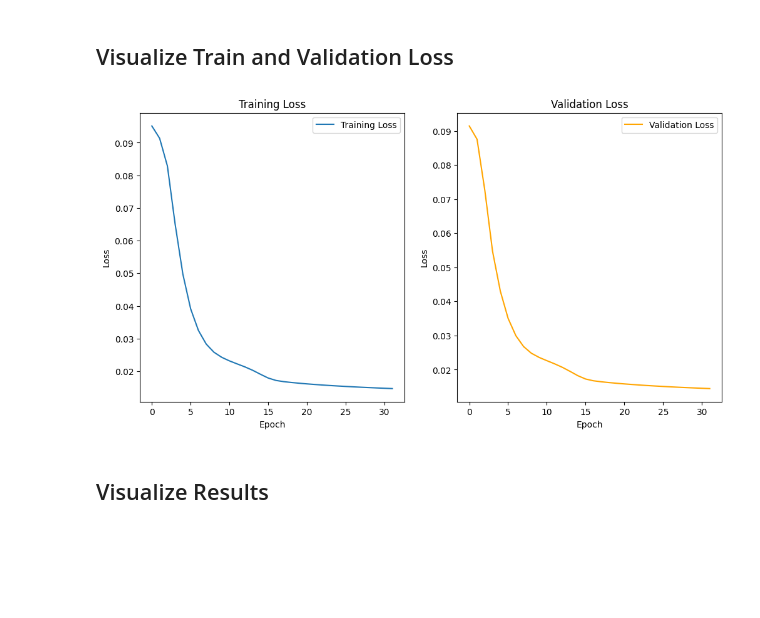
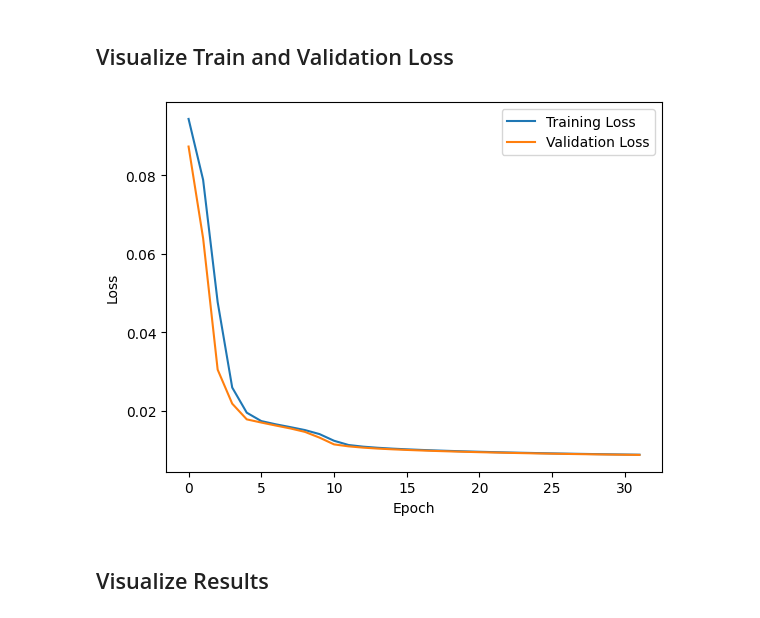
Before and after one commit to SPLambda/diffusion, a Jupyter notebook: src/autoencoder.ipynb, the cells around one changed output. Cells and saved outputs as stored; diff of their text form; code cells hidden in the pictures; blank space fills up the shorter version.

```diff
--- a/src/autoencoder.ipynb
+++ b/src/autoencoder.ipynb
@@ -14,17 +16,25 @@ PATIENCE = 4
 import tensorflow_datasets as tfds
 import tensorflow as tf
 
+tf.keras.utils.set_random_seed(0)
+
 dataset: dict[str, tf.data.Dataset] = tfds.load(DATASET_NAME)
 
 
-def preprocess_data(data: dict[str, tf.Tensor]) -> tf.Tensor:
-    image = tf.image.resize(data["image"], (IMAGE_SIZE, IMAGE_SIZE))
+def add_noise(image: tf.Tensor) -> tf.Tensor:
+    noise = tf.random.normal(image.shape, mean=0, stddev=DEVIATION)
+    return image + noise
+
+
+def preprocess_data(data: dict[str, tf.Tensor]) -> tuple[tf.Tensor, tf.Tensor]:
+    image = data["image"]
+    image = tf.image.resize(image, (IMAGE_SIZE, IMAGE_SIZE))
     image = image / 255.0
-    return image, image  # Autoencoder, so input and output are the same
+    return add_noise(image), image
 
 
 def preprocess_dataset(dataset: tf.data.Dataset) -> tf.data.Dataset:
-    return dataset.map(preprocess_data).batch(BATCH_SIZE)
+    return dataset.map(preprocess_data).batch(BATCH_SIZE, drop_remainder=True)
 
 
 train = preprocess_dataset(dataset["train"])
@@ -51,14 +61,14 @@ encoder = tf.keras.models.Sequential(
             shape=(IMAGE_SIZE, IMAGE_SIZE, 3),
         ),
         tf.keras.layers.Conv2D(
-            8,
+            FILTERS,
             (3, 3),
             activation=tf.keras.activations.relu,
             padding="same",
         ),
         tf.keras.layers.MaxPooling2D((2, 2)),
         tf.keras.layers.Conv2D(
-            4,
+            FILTERS / 2,
             (3, 3),
             activation=tf.keras.activations.relu,
             padding="same",
@@ -71,14 +81,14 @@ decoder = tf.keras.models.Sequential(
     [
         tf.keras.layers.UpSampling2D((2, 2)),
         tf.keras.layers.Conv2DTranspose(
-            4,
+            FILTERS / 2,
             (3, 3),
             activation=tf.keras.activations.relu,
             padding="same",
         ),
         tf.keras.layers.UpSampling2D((2, 2)),
         tf.keras.layers.Conv2DTranspose(
-            8,
+            FILTERS,
             (3, 3),
             activation=tf.keras.activations.relu,
             padding="same",
@@ -146,27 +156,15 @@ Epoch 32/32
 # %%
 import matplotlib.pyplot as plt
 
-plt.figure(figsize=(12, 6))
-
-# Plot training loss
-plt.subplot(1, 2, 1)
-plt.plot(history.history['loss'], label='Training Loss')
-plt.title('Training Loss')
-plt.xlabel('Epoch')
-plt.ylabel('Loss')
-plt.legend()
-
-# Plot validation loss
-plt.subplot(1, 2, 2)
-plt.plot(history.history['val_loss'], label='Validation Loss', color='orange')
-plt.title('Validation Loss')
-plt.xlabel('Epoch')
-plt.ylabel('Loss')
+plt.plot(history.history["loss"], label="Training Loss")
+plt.plot(history.history["val_loss"], label="Validation Loss")
+plt.xlabel("Epoch")
+plt.ylabel("Loss")
 plt.legend()
 
 plt.show()
 # %% [output]
-[figure, old version]
+[figure, new version]
 # %% [markdown]
 ## Visualize Results
 # %%
```
Also changed, not shown: parts of 4 cells of this notebook.
